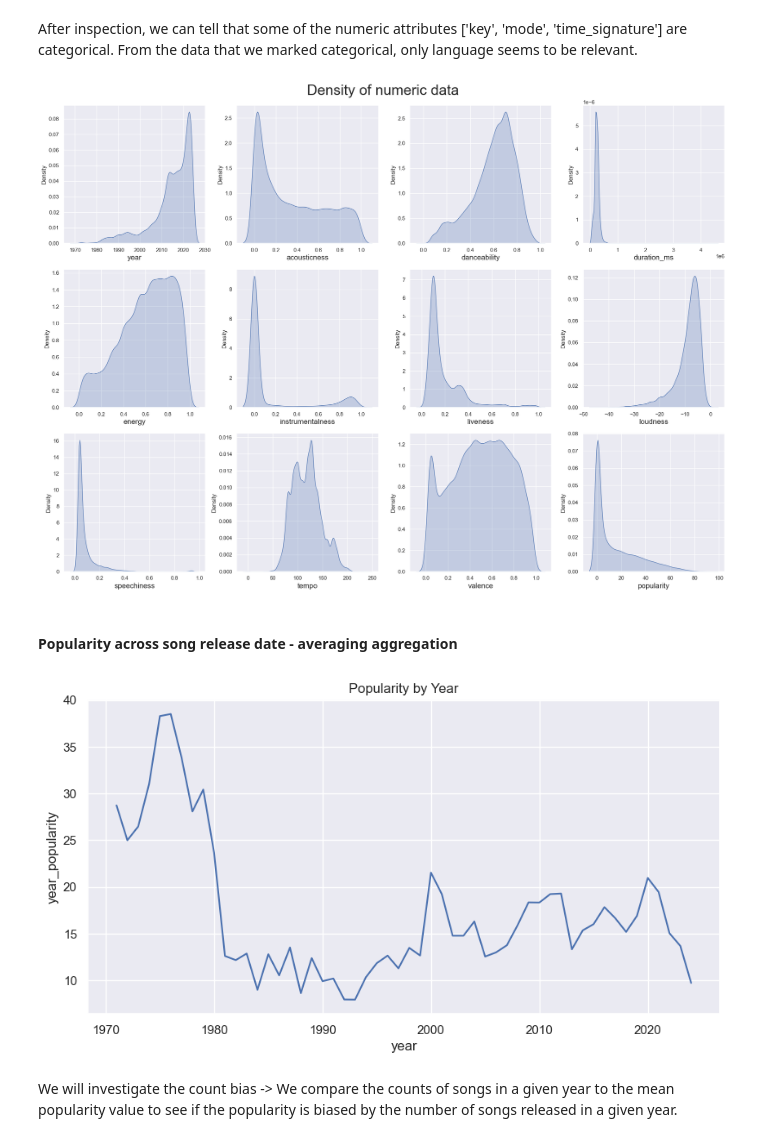
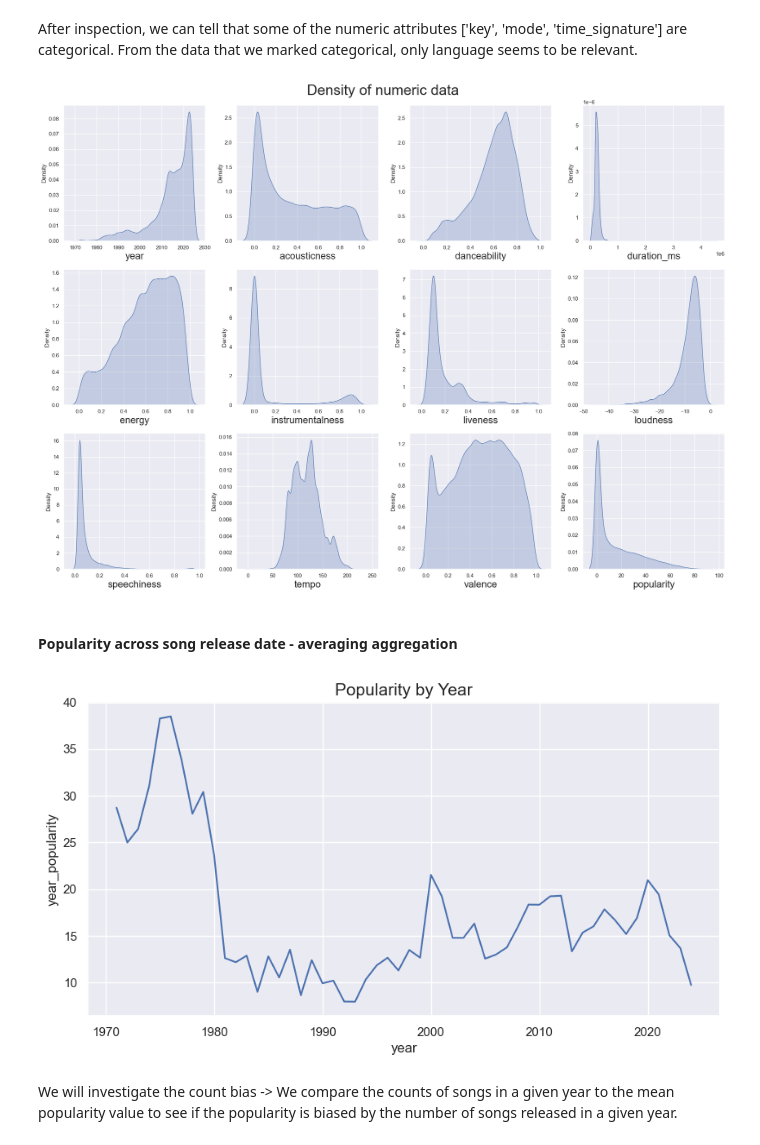
Before and after one commit to Sammuel21/pridav-music-project, a Jupyter notebook: Development/kenderes2/FINAL_EDA.ipynb, the cells around one changed output. Saved outputs shown, nothing was run; the diff lists cells and outputs as text; code cells hidden in the pictures.

```diff
--- a/Development/kenderes2/FINAL_EDA.ipynb
+++ b/Development/kenderes2/FINAL_EDA.ipynb
@@ -185,15 +172,15 @@ numeric_data = numeric_data.drop(['key', 'mode', 'time_signature'], axis=1).rese
 # %%
 # Plot density of numeric data
 fig, axes = plt.subplots(3, 4, figsize=(20, 15))
 for i, col in enumerate(numeric_data.columns):
     ax = axes[i // 4, i % 4]
-    ax.set_xlabel(col, fontsize=15)
+    ax.set_xlabel(col, fontsize=20)
     sns.kdeplot(data[col], ax=ax, fill=True)
 fig.suptitle('Density of numeric data', fontsize=30)
 plt.tight_layout()
 plt.show()
 # %% [output]
-[figure, old version]
+[figure, new version]
 # %% [markdown]
 #### Popularity across song release date - averaging aggregation
 # %%
@@ -205,10 +192,10 @@ popularity_by_year = popularity_by_year.reset_index()
 
 plt.figure(figsize=(10, 5))
 sns.lineplot(data=popularity_by_year, x='year', y='year_popularity')
-plt.title('Popularity by Year')
+plt.title('Popularity by Year', fontsize=15)
 plt.show()
 # %% [output]
-[figure, old version]
+[figure, new version]
 # %% [markdown]
 We will investigate the count bias -> We compare the counts of songs in a given year to the mean popularity value to see if the popularity is biased by the number of songs released in a given year.
 # %%
```
Also changed, not shown: parts of 27 cells of this notebook, 14 other files.
